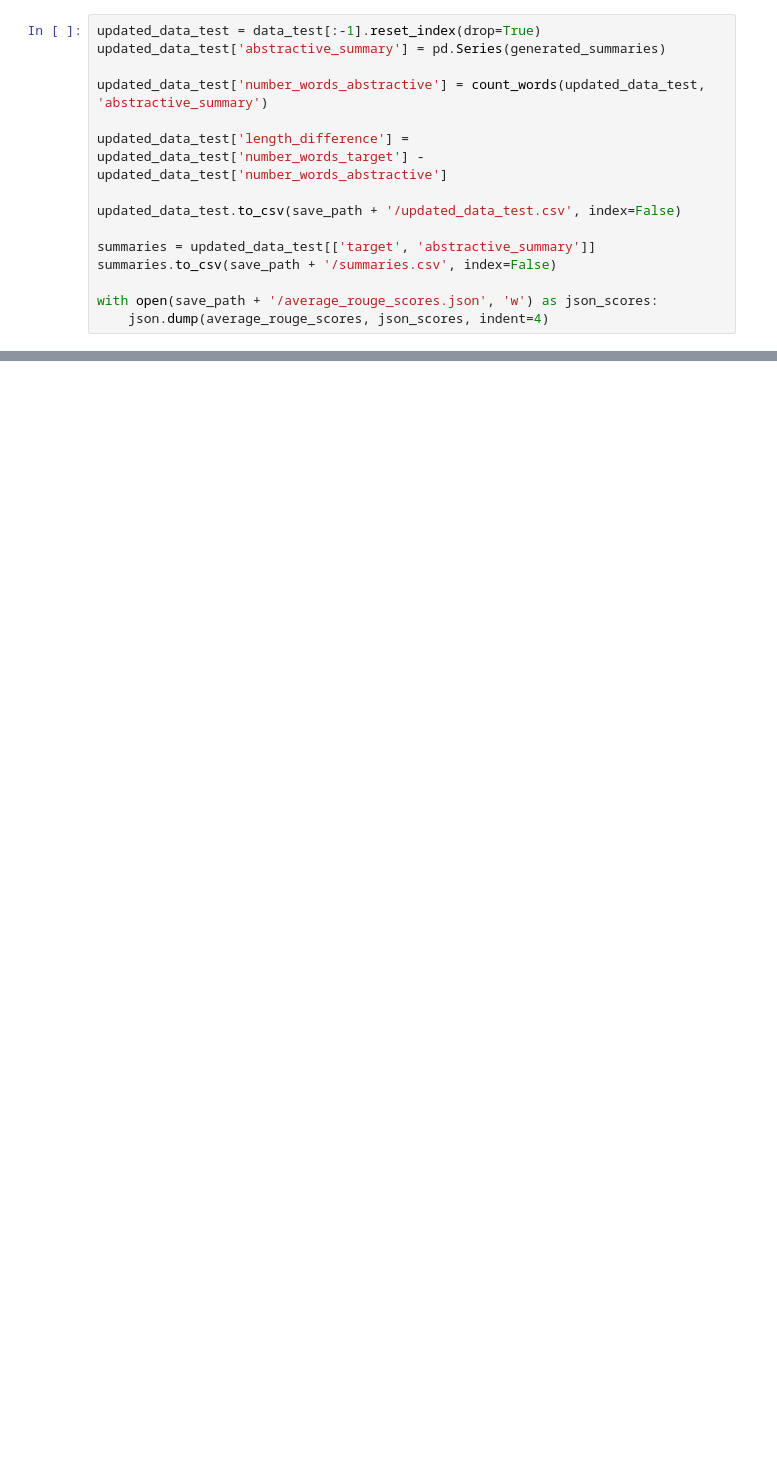
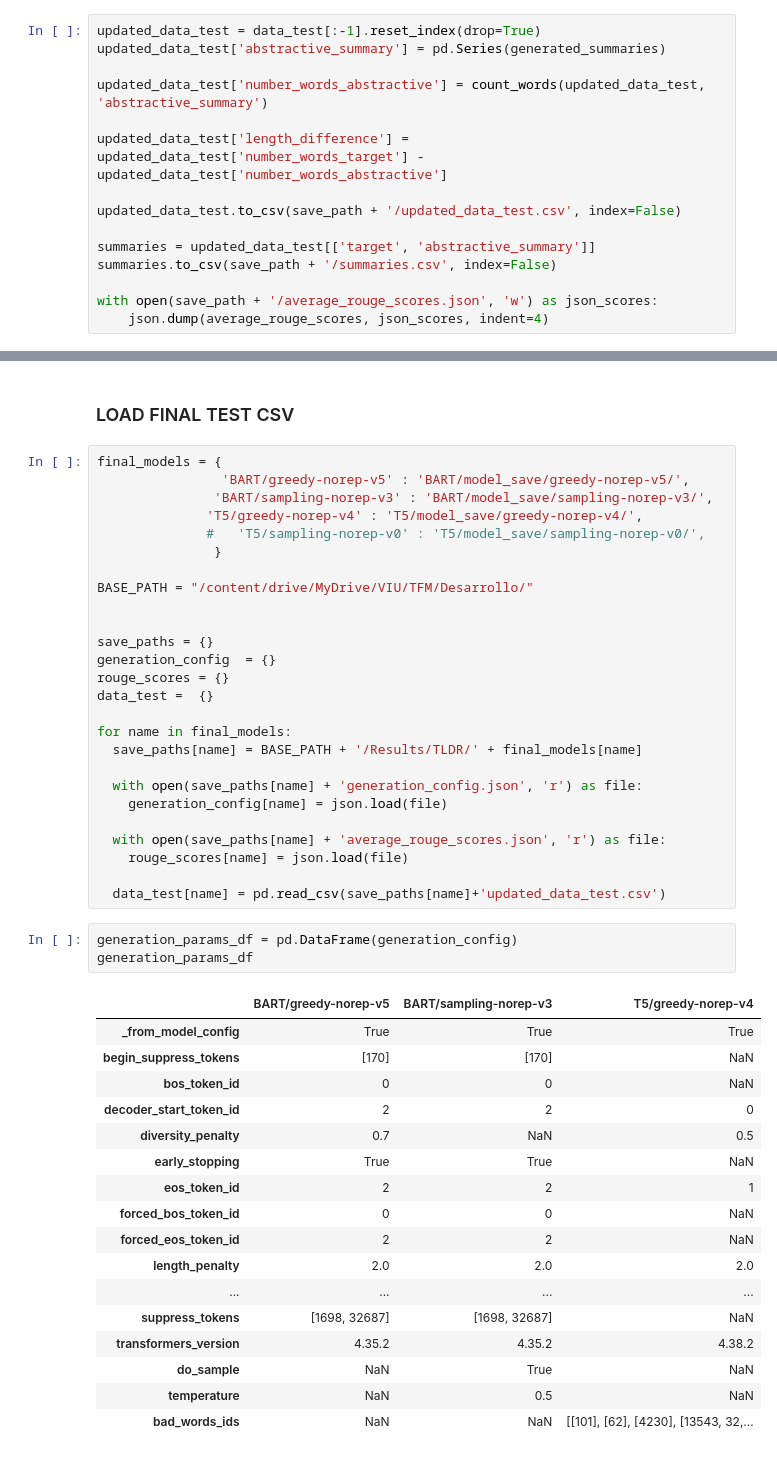
Before and after one commit to iguerrasevillano/Automated_Summaries_Generation_Scientific_Papers, a Jupyter notebook: Copia_de_TLDR.ipynb, the cells around one changed output, grey strips where cells are left out. Drawn from its saved outputs; the diff is of its cells as text; blank space fills up the shorter version.

```diff
--- a/Copia_de_TLDR.ipynb
+++ b/Copia_de_TLDR.ipynb
@@ -887,0 +1008,49 @@ updated_data_test['abstractive_summary'][130]
+# %% [markdown]
+### LOAD FINAL  TEST CSV
+# %%
+final_models = {
+                'BART/greedy-norep-v5' : 'BART/model_save/greedy-norep-v5/',
+               'BART/sampling-norep-v3' : 'BART/model_save/sampling-norep-v3/',
+              'T5/greedy-norep-v4' : 'T5/model_save/greedy-norep-v4/',
+              #   'T5/sampling-norep-v0' : 'T5/model_save/sampling-norep-v0/',
+               }
+
+BASE_PATH = "/content/drive/MyDrive/VIU/TFM/Desarrollo/"
+
+
+save_paths = {}
+generation_config  = {}
+rouge_scores = {}
+data_test =  {}
+
+for name in final_models:
+  save_paths[name] = BASE_PATH + '/Results/TLDR/' + final_models[name]
+
+  with open(save_paths[name] + 'generation_config.json', 'r') as file:
+    generation_config[name] = json.load(file)
+
+  with open(save_paths[name] + 'average_rouge_scores.json', 'r') as file:
+    rouge_scores[name] = json.load(file)
+
+  data_test[name] = pd.read_csv(save_paths[name]+'updated_data_test.csv')
+# %%
+generation_params_df = pd.DataFrame(generation_config)
+generation_params_df
+# %% [output]
+|  | BART/greedy-norep-v5 | BART/sampling-norep-v3 | T5/greedy-norep-v4 |
+| _from_model_config | True | True | True |
+| begin_suppress_tokens | [170] | [170] | NaN |
+| bos_token_id | 0 | 0 | NaN |
+| decoder_start_token_id | 2 | 2 | 0 |
+| diversity_penalty | 0.7 | NaN | 0.5 |
+| early_stopping | True | True | NaN |
+| eos_token_id | 2 | 2 | 1 |
+| forced_bos_token_id | 0 | 0 | NaN |
+| forced_eos_token_id | 2 | 2 | NaN |
+| length_penalty | 2.0 | 2.0 | 2.0 |
+| ... | ... | ... | ... |
+| suppress_tokens | [1698, 32687] | [1698, 32687] | NaN |
+| transformers_version | 4.35.2 | 4.35.2 | 4.38.2 |
+| do_sample | NaN | True | NaN |
+| temperature | NaN | 0.5 | NaN |
+| bad_words_ids | NaN | NaN | [[101], [62], [4230], [13543, 32,... |
```
Also changed, not shown: parts of 26 cells of this notebook.
